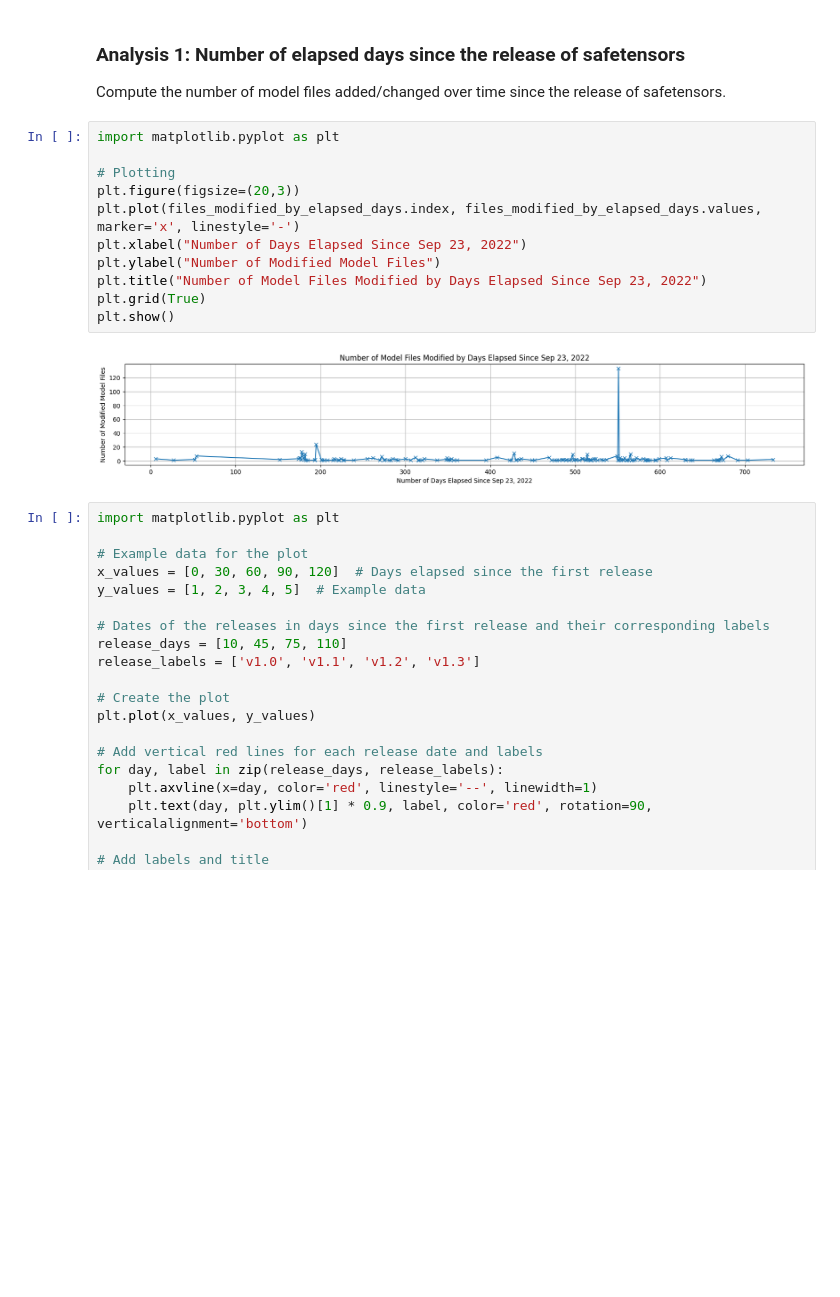
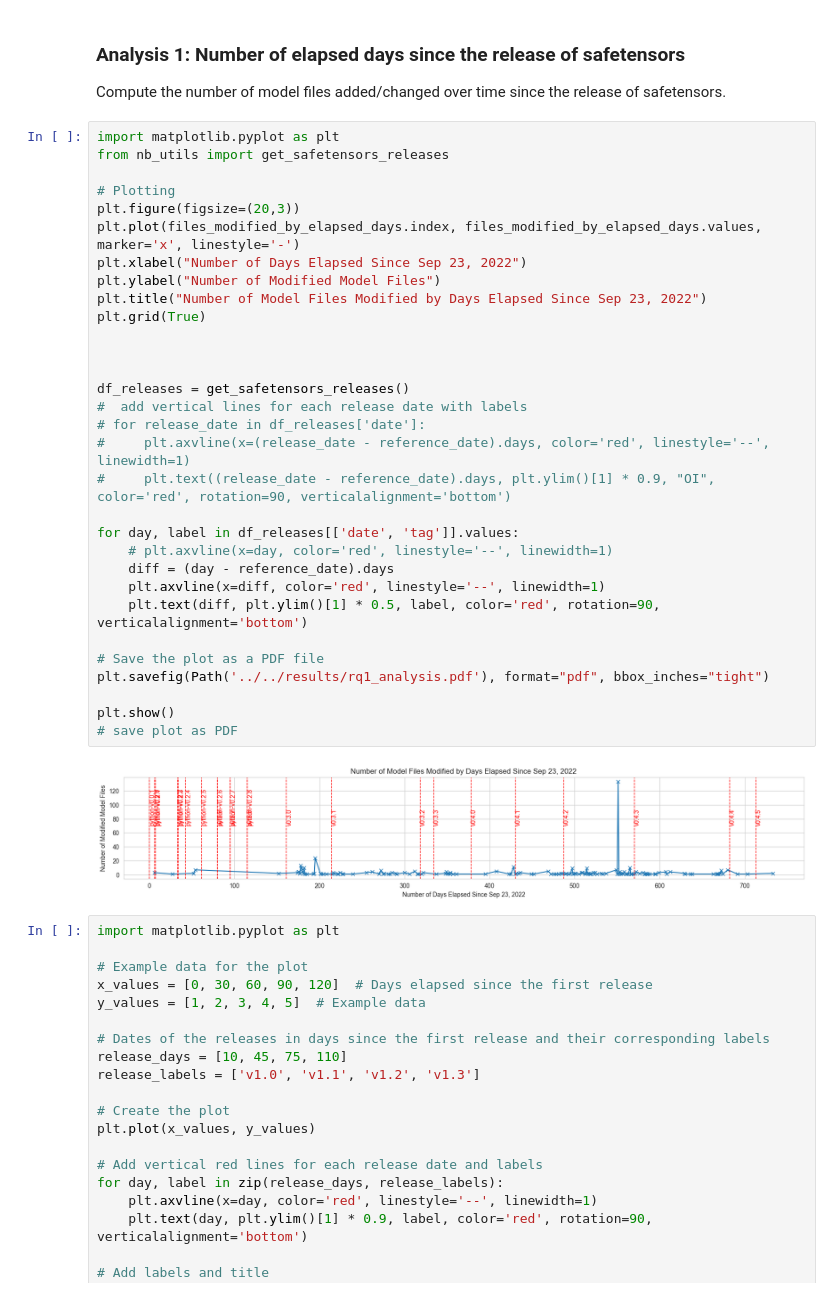
Before and after one commit to s2e-lab/model-evolution, a Jupyter notebook: scripts/notebooks/rq1_analysis.ipynb, the cells around one changed output. Saved outputs shown, nothing was run; the diff lists cells and outputs as text; blank space fills up the shorter version.

Commit message:
added script to generate the chart for RQ1

```diff
--- a/scripts/notebooks/rq1_analysis.ipynb
+++ b/scripts/notebooks/rq1_analysis.ipynb
@@ -47,19 +47,39 @@ Goal is to check when safetensors was first used in each studied repository.
 # %% [markdown]
 ### Analysis 1: Number of elapsed days since the release of safetensors
 Compute the number of model files added/changed over time since the release of safetensors.
-# %%
-import matplotlib.pyplot as plt
-
-# Plotting
-plt.figure(figsize=(20,3))
-plt.plot(files_modified_by_elapsed_days.index, files_modified_by_elapsed_days.values, marker='x', linestyle='-')
-plt.xlabel("Number of Days Elapsed Since Sep 23, 2022")
-plt.ylabel("Number of Modified Model Files")
-plt.title("Number of Model Files Modified by Days Elapsed Since Sep 23, 2022")
-plt.grid(True)
-plt.show()
-# %% [output]
-[figure, removed]
+# %%
+import matplotlib.pyplot as plt
+from nb_utils import get_safetensors_releases
+
+# Plotting
+plt.figure(figsize=(20,3))
+plt.plot(files_modified_by_elapsed_days.index, files_modified_by_elapsed_days.values, marker='x', linestyle='-')
+plt.xlabel("Number of Days Elapsed Since Sep 23, 2022")
+plt.ylabel("Number of Modified Model Files")
+plt.title("Number of Model Files Modified by Days Elapsed Since Sep 23, 2022")
+plt.grid(True)
+
+
+
+df_releases = get_safetensors_releases()
+#  add vertical lines for each release date with labels
+# for release_date in df_releases['date']:
+#     plt.axvline(x=(release_date - reference_date).days, color='red', linestyle='--', linewidth=1)
+#     plt.text((release_date - reference_date).days, plt.ylim()[1] * 0.9, "OI", color='red', rotation=90, verticalalignment='bottom')
+
+for day, label in df_releases[['date', 'tag']].values:
+    # plt.axvline(x=day, color='red', linestyle='--', linewidth=1)
+    diff = (day - reference_date).days
+    plt.axvline(x=diff, color='red', linestyle='--', linewidth=1)
+    plt.text(diff, plt.ylim()[1] * 0.5, label, color='red', rotation=90, verticalalignment='bottom')
+
+# Save the plot as a PDF file
+plt.savefig(Path('../../results/rq1_analysis.pdf'), format="pdf", bbox_inches="tight")
+
+plt.show()
+# save plot as PDF
+# %% [output]
+[figure, added]
 # %%
 import matplotlib.pyplot as plt
 
```
Also changed, not shown: parts of 2 cells of this notebook, 6 other files.
